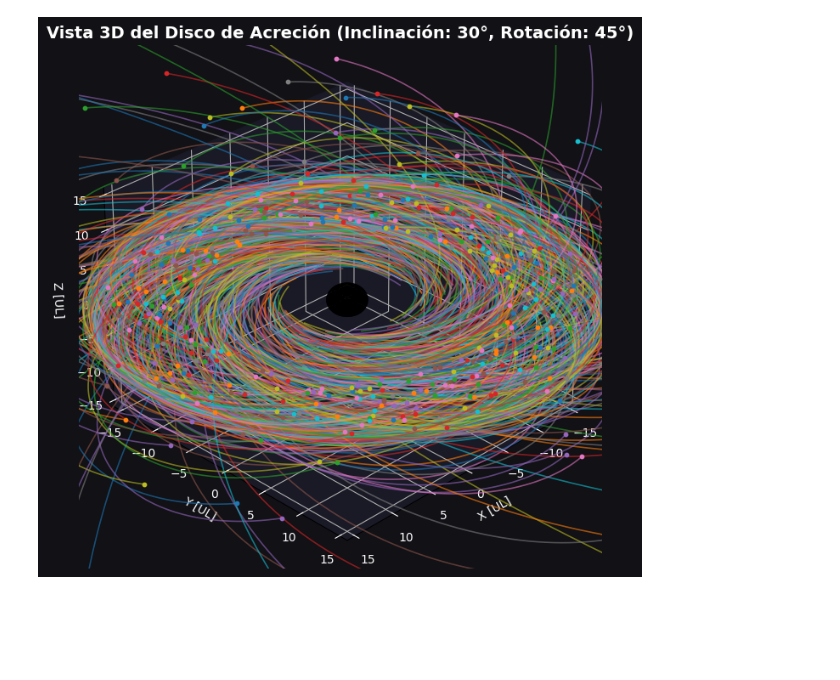
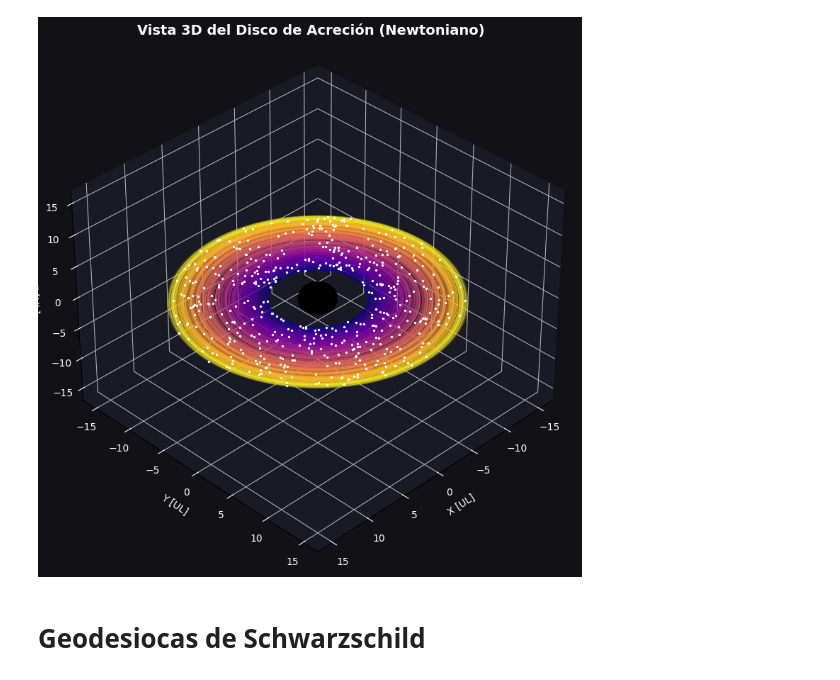
Before and after one commit to nicolasloaizac/Proyecto_Final, a Jupyter notebook: Proyecto_Final.ipynb, the cells around one changed output. Drawn from its saved outputs; the diff is of its cells as text; code cells hidden in the pictures; blank space fills up the shorter version.

Commit message:
correccion de la metrica de newton

```diff
--- a/Proyecto_Final.ipynb
+++ b/Proyecto_Final.ipynb
@@ -90,11 +154,14 @@ Y0 = [c * t0, x0, y0, z0, Ut0, Ux0, Uy0, Uz0]
 # %%
-from scipy.integrate import solve_ivp  # Asegúrate de importar la función
+#  TIEMPO DE INTEGRACIÓN
 
-# Intervalo de integración en términos de Tiempo Propio (tau)
-tau_final = 500.0
+T_kepler = 2 * np.pi * np.sqrt(r0**3 / (G * M))
+
+# Definimos el intervalo de integración (integraremos durante 1 período orbital completo)
+tau_final = T_kepler
 taus = np.linspace(0, tau_final, 2000)
 
-# Ejecución del integrador con altas tolerancias de precisión para conservar la energía de la órbita
+#  INTEGRACIÓN NUMÉRICA
+
 solucion = solve_ivp(
     edg_newton,
     [0.0, tau_final],
@@ -102,6 +169,6 @@ solucion = solve_ivp(
     args=(G, M, c),
     t_eval=taus,
     method='Radau',
-    rtol=1e-9,   # Tolerancia relativa estricta
+    rtol=1e-9,   # Tolerancia relativa estricta para conservar constantes de movimiento
     atol=1e-12   # Tolerancia absoluta estricta
 )
@@ -192,56 +306,65 @@ for i in range(num_particulas):
 # %%
+import matplotlib.pyplot as plt
 from mpl_toolkits.mplot3d import Axes3D
+import matplotlib.cm as cm
 
 fig = plt.figure(figsize=(10, 8))
 ax = fig.add_subplot(111, projection='3d')
 
-# --- CONFIGURACIÓN DEL ÁNGULO DE VISIÓN ---
-# Cambia estos números para ver el disco desde donde tú quieras:
-elevacion = 30  # Ángulo de inclinación vertical
-azimut = 45     # Ángulo de rotación horizontal
-ax.view_init(elev=elevacion, azim=azimut)
+# --- CONFIGURACIÓN DEL ÁNGULO ---
+ax.view_init(elev=35, azim=45)
 
-# Dibujamos las trayectorias de las partículas en el espacio 3D
-for y_particula in resultados_disco_3d:
+# --- DIBUJAR LAS 500 PARTÍCULAS ---
+# Usamos un mapa de colores 'plasma' (naranja/morado) para colorearlas según su distancia
+colores = cm.plasma(np.linspace(0, 1, len(resultados_disco_3d)))
+
+for idx, y_particula in enumerate(resultados_disco_3d):
     x_p = y_particula[1]
     y_p = y_particula[2]
     z_p = y_particula[3]
 
-    ax.plot(x_p, y_p, z_p, alpha=0.6, linewidth=1.2)
-    ax.scatter(x_p[-1], y_p[-1], z_p[-1], s=10) # Posición final de la partícula
+    # Calculamos el radio promedio para darle color
+    r_promedio = np.mean(np.sqrt(x_p**2 + y_p**2))
+    color_asignado = cm.plasma((r_promedio - r_min) / (r_max - r_min))
 
-# Dibujamos el Agujero Negro en el centro como una esfera
+    ax.plot(x_p, y_p, z_p, color=color_asignado, alpha=0.3, linewidth=0.8)
+    ax.scatter(x_p[-1], y_p[-1], z_p[-1], color='white', s=2) # Puntos finales como "estrellas" o rocas
+
+# --- DIBUJAR LA MASA CENTRAL ---
 radio_horizonte = 2.0 * G * M / (c**2)
 u = np.linspace(0, 2 * np.pi, 30)
 v = np.linspace(0, np.pi, 30)
 x_bh = radio_horizonte * np.outer(np.cos(u), np.sin(v))
 y_bh = radio_horizonte * np.outer(np.sin(u), np.sin(v))
 z_bh = radio_horizonte * np.outer(np.ones(np.size(u)), np.cos(v))
 
-ax.plot_surface(x_bh, y_bh, z_bh, color='black', zorder=10)
+ax.plot_surface(x_bh, y_bh, z_bh, color='black', alpha=0.9, zorder=10)
 
-# Configuración estética del espacio 3D
+# --- CONFIGURACIÓN ESTÉTICA ---
 ax.set_facecolor('#111116')
 fig.patch.set_facecolor('#111116')
 
-# --- SINTAXIS MODERNA PARA LOS PLANOS DE LOS EJES ---
 ax.xaxis.set_pane_color((0.1, 0.1, 0.15, 1.0))
 ax.yaxis.set_pane_color((0.1, 0.1, 0.15, 1.0))
 ax.zaxis.set_pane_color((0.1, 0.1, 0.15, 1.0))
 
 ax.set_xlabel('X [UL]', color='white')
 ax.set_ylabel('Y [UL]', color='white')
 ax.set_zlabel('Z [UL]', color='white')
 ax.tick_params(colors='white')
 
-# Forzar ejes proporcionales en 3D
-lim = 16
+# Forzar ejes proporcionales
+lim = r_max + 2
 ax.set_xlim(-lim, lim)
 ax.set_ylim(-lim, lim)
 ax.set_zlim(-lim, lim)
 
-plt.title(f'Vista 3D del Disco de Acreción (Inclinación: {elevacion}°, Rotación: {azimut}°)',
+plt.title('Vista 3D del Disco de Acreción (Newtoniano)',
           color='white', fontsize=14, fontweight='bold')
+
+plt.tight_layout()
 plt.show()
 # %% [output]
-[figure, old version]
+[figure, new version]
+# %% [markdown]
+# Geodesiocas de Schwarzschild
```
Also changed, not shown: parts of 12 cells of this notebook.
